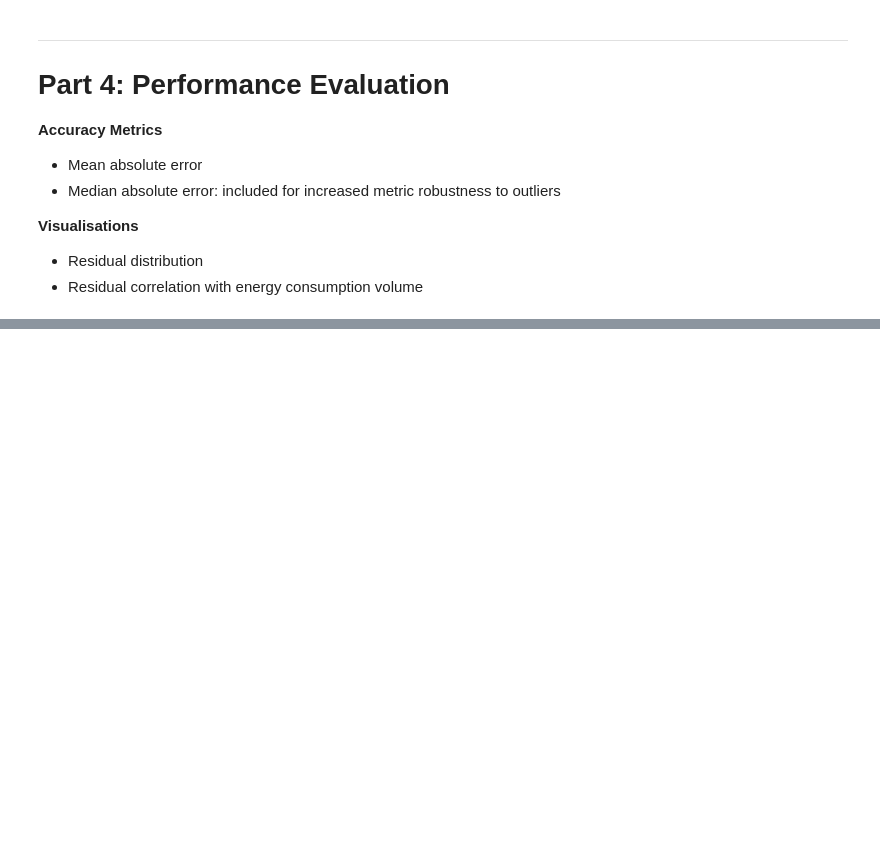
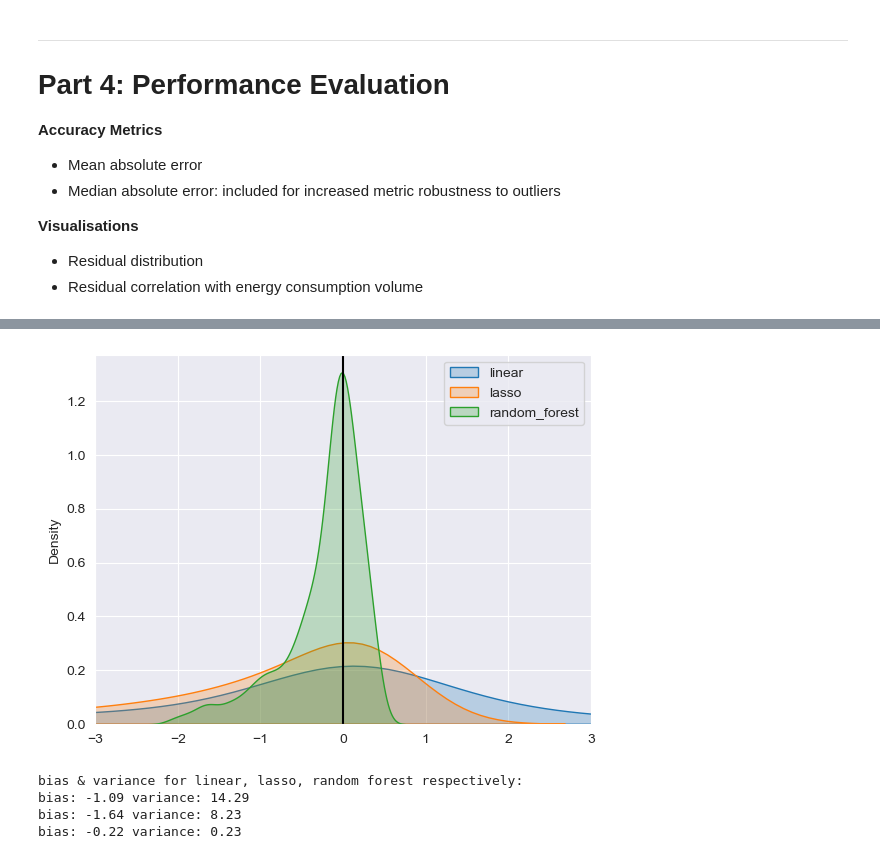
Before and after one commit to Richie-Lee/Sustainability_urbanisation, a Jupyter notebook: SU notebook - with output.ipynb, the cells around one changed output, grey strips where cells are left out. Drawn from its saved outputs; the diff is of its cells as text; code cells hidden in the pictures; blank space fills up the shorter version.

Commit message:
Updated visualisation relative erros

```diff
--- a/SU notebook - with output.ipynb
+++ b/SU notebook - with output.ipynb
@@ -668,0 +665,41 @@ describe_np_array(relative_errors)
+# %%
+def quantile_cutoff(values, lower_quantile, upper_quantile):
+    if not (0 <= lower_quantile <= 1) or not (0 <= upper_quantile <= 1):
+        raise ValueError("Quantile values should be between 0 and 1.")
+
+    if lower_quantile >= upper_quantile:
+        raise ValueError("Lower quantile should be less than upper quantile.")
+
+    sorted_values = sorted(values)
+    lower_index = int(len(values) * lower_quantile)
+    upper_index = int(len(values) * upper_quantile)
+
+    return sorted_values[lower_index:upper_index]
+
+# filtered_relative_errors_lin = quantile_cutoff(relative_errors, 0.1, 0.9)
+# filtered_relative_errors_lasso = quantile_cutoff(relative_errors, 0.1, 0.9)
+filtered_relative_errors_rf = quantile_cutoff(relative_errors, 0.1, 0.9)
+
+sns.kdeplot(filtered_relative_errors_lin, label = "linear", fill = True)
+sns.kdeplot(filtered_relative_errors_lasso, label = "lasso", fill = True)
+sns.kdeplot(filtered_relative_errors_rf, label = "random_forest", fill = True)
+plt.xlim(-3, 3)
+plt.axvline(x = 0, color = "black")
+plt.legend()
+plt.show()
+# %% [output]
+[figure, added]
+# %%
+def bias_var(errors):
+    bias = round(np.mean(errors), 2)
+    var = round(np.var(errors), 2)
+    print("bias:", bias, "variance:", var)
+
+print("bias & variance for linear, lasso, random forest respectively:")
+for model_errors in [filtered_relative_errors_lin, filtered_relative_errors_lasso, filtered_relative_errors_rf]:
+    bias_var(model_errors)
+# %% [output]
+bias & variance for linear, lasso, random forest respectively:
+bias: -1.09 variance: 14.29
+bias: -1.64 variance: 8.23
+bias: -0.22 variance: 0.23
```
Also changed, not shown: parts of 8 cells of this notebook.
